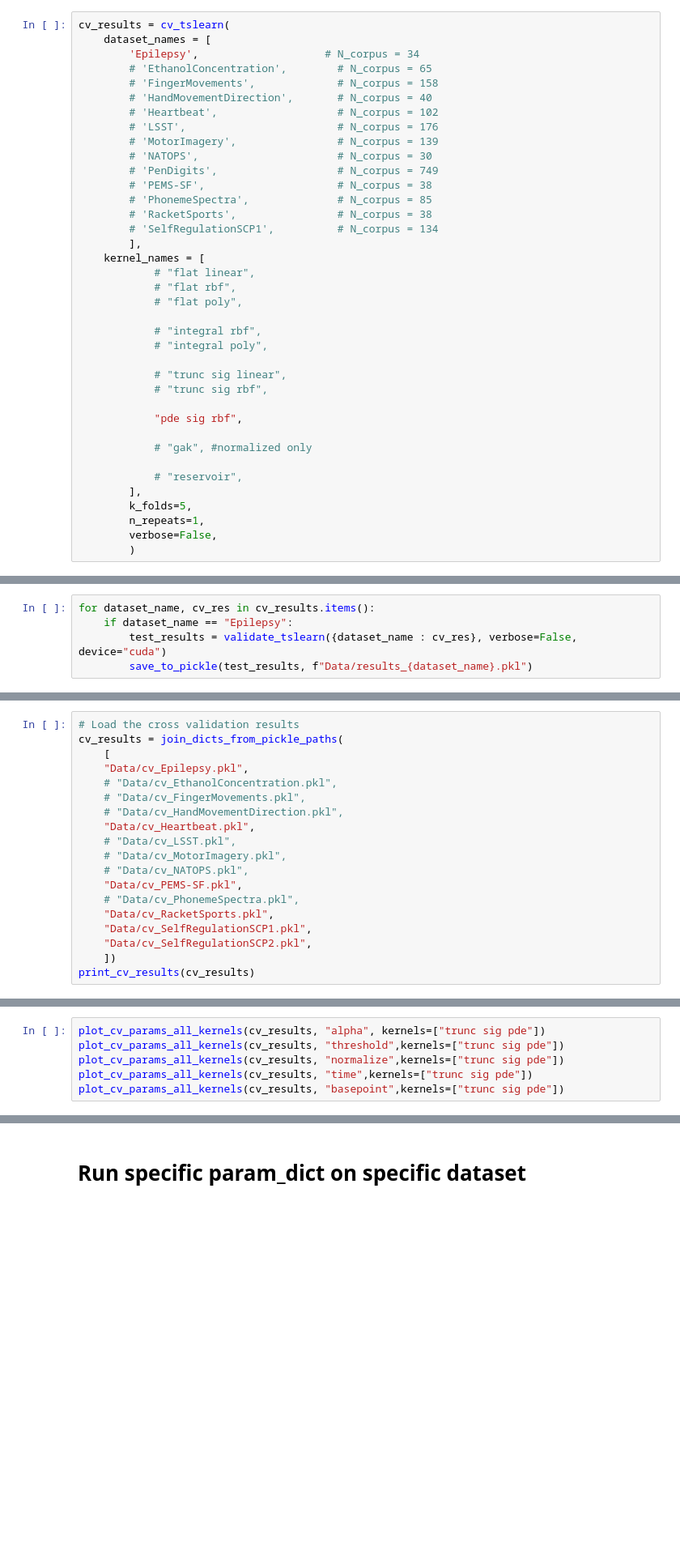
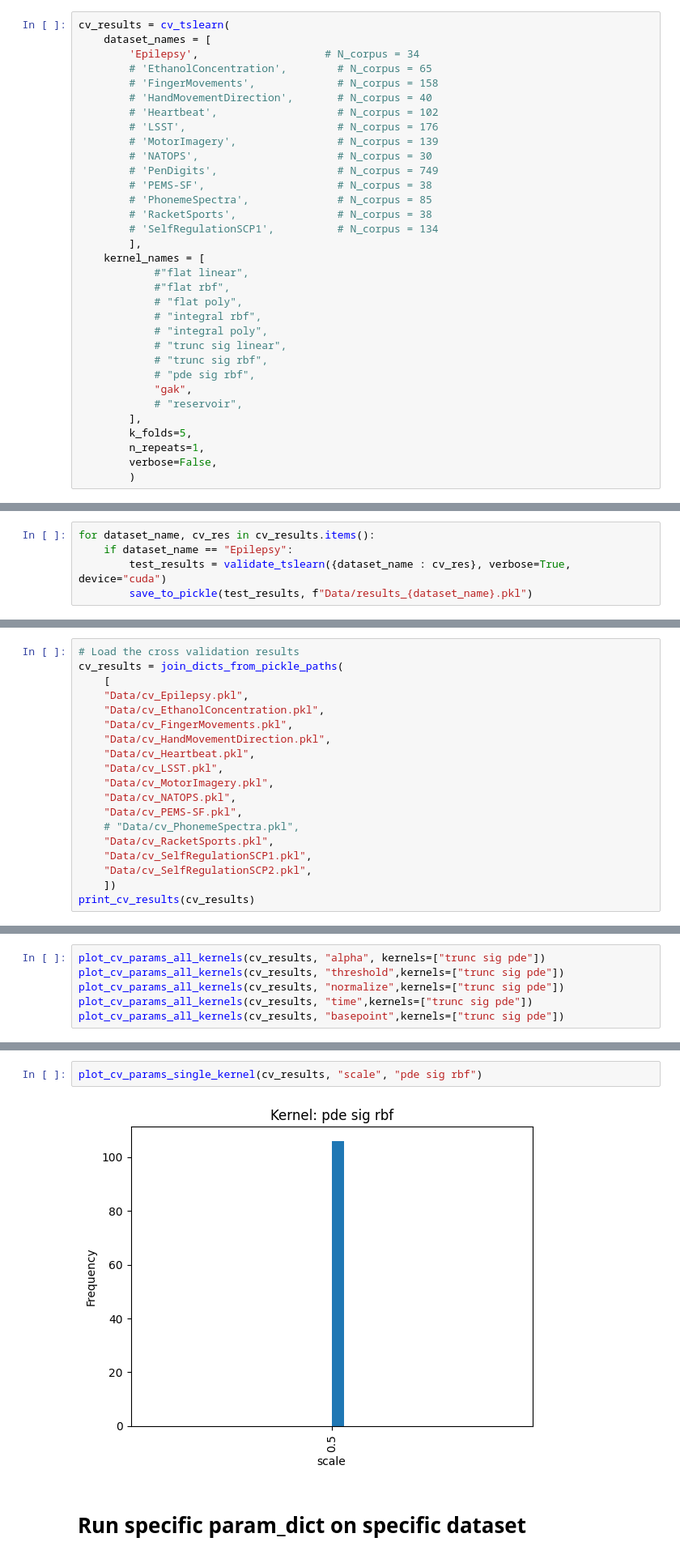
Before and after one commit to nikitazozoulenko/kernel-timeseries-anomaly-detection, a Jupyter notebook: print_results.ipynb, the cells around one changed output, grey strips where cells are left out. Shown at 81% size. Drawn from its saved outputs; the diff is of its cells as text; blank space fills up the shorter version.

```diff
--- a/print_results.ipynb
+++ b/print_results.ipynb
@@ -32,20 +32,15 @@ cv_results = cv_tslearn(
         # 'SelfRegulationSCP1',          # N_corpus = 134
         ],
     kernel_names = [
-            # "flat linear",
-            # "flat rbf",
+            #"flat linear",
+            #"flat rbf",
             # "flat poly",
-
             # "integral rbf",
             # "integral poly",
-
             # "trunc sig linear",
             # "trunc sig rbf",
-
-            "pde sig rbf",
-
-            # "gak", #normalized only
-
+            # "pde sig rbf",
+            "gak",
             # "reservoir",
         ],
         k_folds=5,
@@ -91,7 +68,7 @@ End Dataset
 # %%
 for dataset_name, cv_res in cv_results.items():
     if dataset_name == "Epilepsy":
-        test_results = validate_tslearn({dataset_name : cv_res}, verbose=False, device="cuda")
+        test_results = validate_tslearn({dataset_name : cv_res}, verbose=True, device="cuda")
         save_to_pickle(test_results, f"Data/results_{dataset_name}.pkl")
 # %% [markdown]
 # Read CV data from file and print results
@@ -100,13 +77,13 @@ for dataset_name, cv_res in cv_results.items():
 cv_results = join_dicts_from_pickle_paths(
     [
     "Data/cv_Epilepsy.pkl",
-    # "Data/cv_EthanolConcentration.pkl",
-    # "Data/cv_FingerMovements.pkl",
-    # "Data/cv_HandMovementDirection.pkl",
+    "Data/cv_EthanolConcentration.pkl",
+    "Data/cv_FingerMovements.pkl",
+    "Data/cv_HandMovementDirection.pkl",
     "Data/cv_Heartbeat.pkl",
-    # "Data/cv_LSST.pkl",
-    # "Data/cv_MotorImagery.pkl",
-    # "Data/cv_NATOPS.pkl",
+    "Data/cv_LSST.pkl",
+    "Data/cv_MotorImagery.pkl",
+    "Data/cv_NATOPS.pkl",
     "Data/cv_PEMS-SF.pkl",
     # "Data/cv_PhonemeSpectra.pkl",
     "Data/cv_RacketSports.pkl",
@@ -271,3 +282,7 @@ plot_cv_params_single_kernel(cv_results, "gak_factor", "gak")
+# %%
+plot_cv_params_single_kernel(cv_results, "scale", "pde sig rbf")
+# %% [output]
+[figure, added]
 # %% [markdown]
 # Run specific param_dict on specific dataset
 # %%
```
Also changed, not shown: parts of 5 cells of this notebook, 29 other files.
